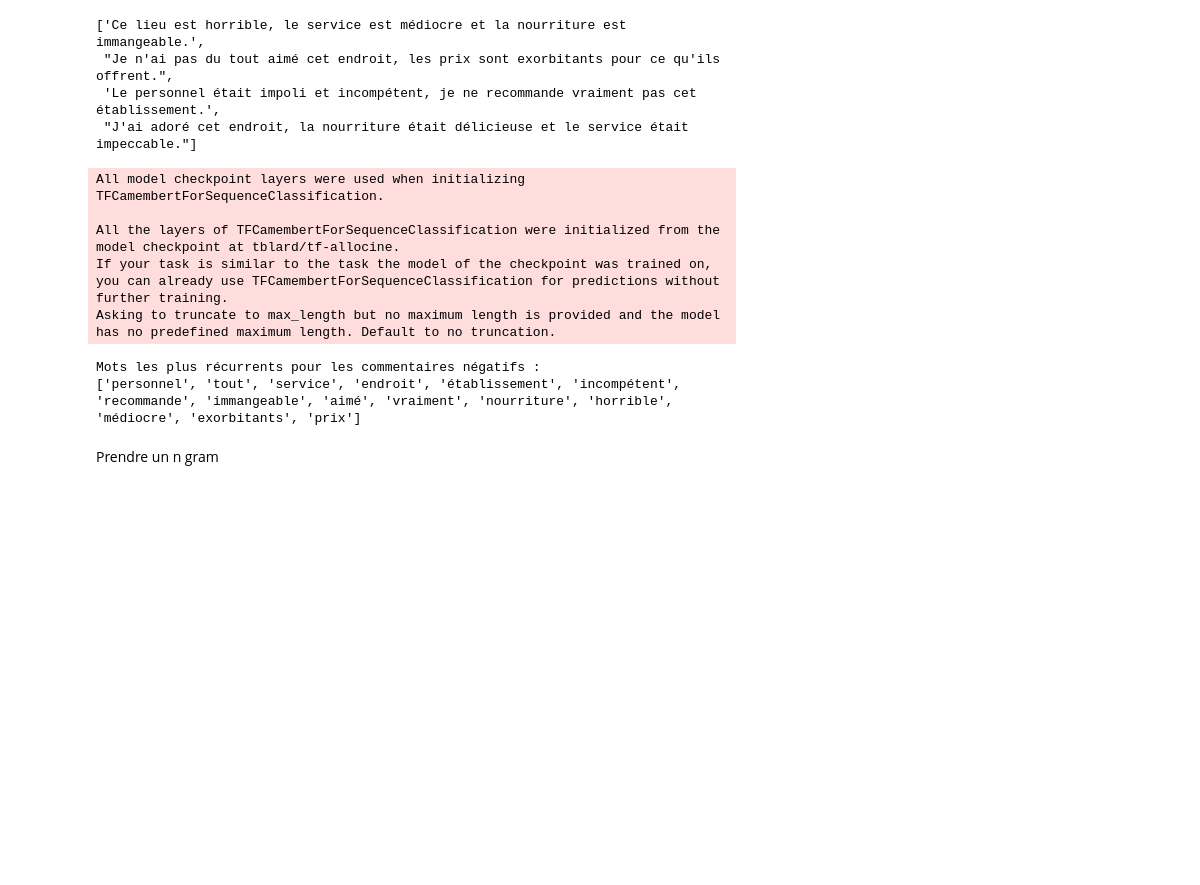
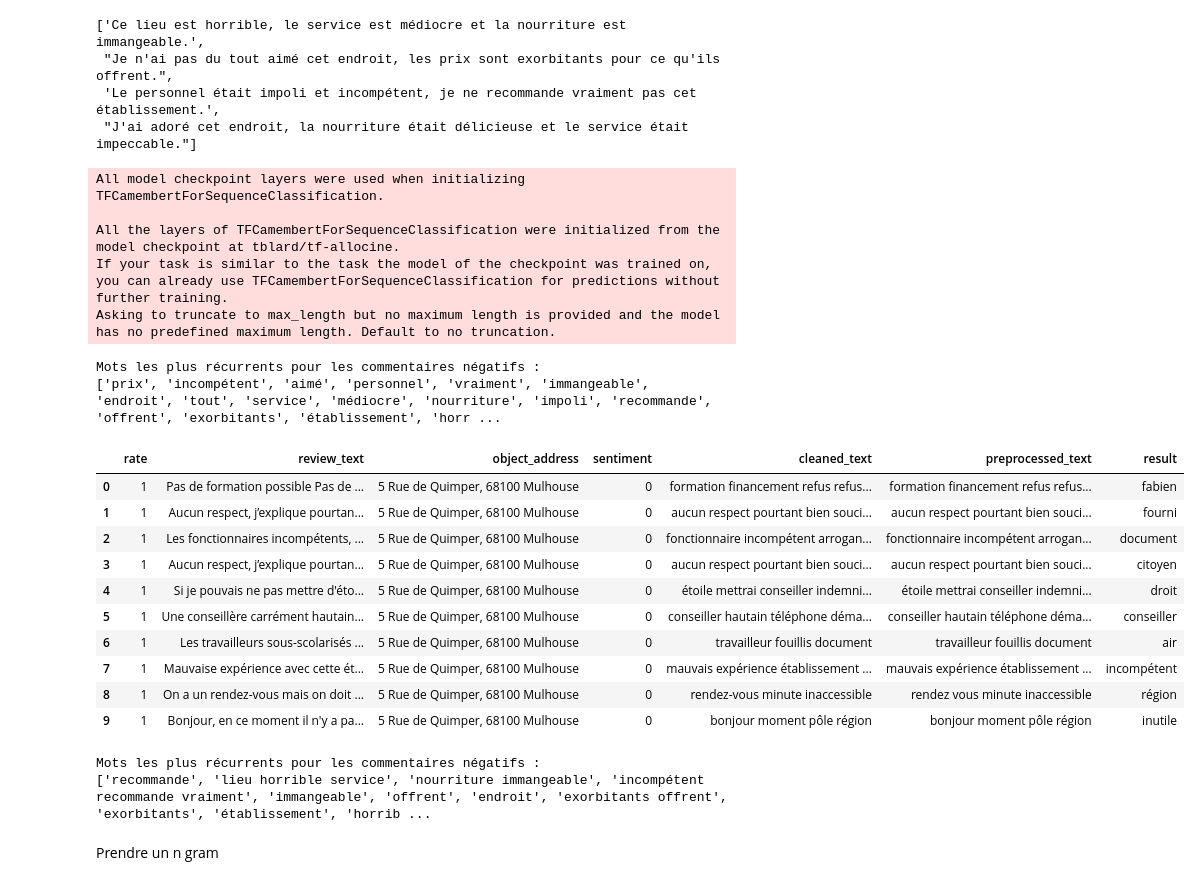
Before and after one commit to projetgouv/scraping, a Jupyter notebook: Cleaning_eda/Data_cleaning.ipynb, the cells around one changed output. Cells and saved outputs as stored; diff of their text form; code cells hidden in the pictures; blank space fills up the shorter version.

```diff
--- a/Cleaning_eda/Data_cleaning.ipynb
+++ b/Cleaning_eda/Data_cleaning.ipynb
@@ -309,5 +286,8 @@ corpus
 # %%
 from nltk.corpus import stopwords
+import re
+
+from sklearn.feature_extraction.text import TfidfVectorizer
 
 def preprocess_text(text):
     # Suppression des caractères spéciaux, de la ponctuation et des chiffres
@@ -351,7 +331,7 @@ top_negative_words = []
 
 for i in range(ctfidf_matrix.shape[0]):
     review_ctfidf_scores = ctfidf_matrix[i].toarray()[0]
-    top_indices = review_ctfidf_scores.argsort()[-5:][::-1]  # Sélectionne les 5 scores les plus importants
+    top_indices = review_ctfidf_scores.argsort()[-10:][::-1]  # Sélectionne les 5 scores les plus importants
     review_negative_words = [feature_names[idx] for idx in top_indices if feature_names[idx] not in stopwords]
     top_negative_words.extend(review_negative_words)
 
@@ -366,4 +346,4 @@ All the layers of TFCamembertForSequenceClassification were initialized from the
 If your task is similar to the task the model of the checkpoint was trained on, you can already use TFCamembertForSequenceClassification for predictions without further training.
 Asking to truncate to max_length but no maximum length is provided and the model has no predefined maximum length. Default to no truncation.
 Mots les plus récurrents pour les commentaires négatifs :
-['personnel', 'tout', 'service', 'endroit', 'établissement', 'incompétent', 'recommande', 'immangeable', 'aimé', 'vraiment', 'nourriture', 'horrible', 'médiocre', 'exorbitants', 'prix']
+['prix', 'incompétent', 'aimé', 'personnel', 'vraiment', 'immangeable', 'endroit', 'tout', 'service', 'médiocre', 'nourriture', 'impoli', 'recommande', 'offrent', 'exorbitants', 'établissement', 'horr ...
@@ -374,3 +350,39 @@ streemed_text_remove = clean_text(streemed_text)
+# %%
+df_sample
+# %% [output]
+|  | rate | review_text | object_address | sentiment | cleaned_text | preprocessed_text | result |
+| 0 | 1 | Pas de formation possible Pas de ... | 5 Rue de Quimper, 68100 Mulhouse | 0 | formation financement refus refus... | formation financement refus refus... | fabien |
+| 1 | 1 | Aucun respect, j’explique pourtan... | 5 Rue de Quimper, 68100 Mulhouse | 0 | aucun respect pourtant bien souci... | aucun respect pourtant bien souci... | fourni |
+| 2 | 1 | Les fonctionnaires incompétents, ... | 5 Rue de Quimper, 68100 Mulhouse | 0 | fonctionnaire incompétent arrogan... | fonctionnaire incompétent arrogan... | document |
+| 3 | 1 | Aucun respect, j’explique pourtan... | 5 Rue de Quimper, 68100 Mulhouse | 0 | aucun respect pourtant bien souci... | aucun respect pourtant bien souci... | citoyen |
+| 4 | 1 | Si je pouvais ne pas mettre d'éto... | 5 Rue de Quimper, 68100 Mulhouse | 0 | étoile mettrai conseiller indemni... | étoile mettrai conseiller indemni... | droit |
+| 5 | 1 | Une conseillère carrément hautain... | 5 Rue de Quimper, 68100 Mulhouse | 0 | conseiller hautain téléphone déma... | conseiller hautain téléphone déma... | conseiller |
+| 6 | 1 | Les travailleurs sous-scolarisés ... | 5 Rue de Quimper, 68100 Mulhouse | 0 | travailleur fouillis document | travailleur fouillis document | air |
+| 7 | 1 | Mauvaise expérience avec cette ét... | 5 Rue de Quimper, 68100 Mulhouse | 0 | mauvais expérience établissement ... | mauvais expérience établissement ... | incompétent |
+| 8 | 1 | On a un rendez-vous mais on doit ... | 5 Rue de Quimper, 68100 Mulhouse | 0 | rendez-vous minute inaccessible | rendez vous minute inaccessible | région |
+| 9 | 1 | Bonjour, en ce moment il n'y a pa... | 5 Rue de Quimper, 68100 Mulhouse | 0 | bonjour moment pôle région | bonjour moment pôle région | inutile |
+# %%
+# Création de la matrice c-TF-IDF avec n-grams
+vectorizer = TfidfVectorizer(stop_words=list(stopwords), ngram_range=(1, 3))
+ctfidf_matrix = vectorizer.fit_transform(negative_reviews)
+
+# Récupération des mots les plus récurrents pour les commentaires négatifs
+feature_names = vectorizer.get_feature_names_out()
+top_negative_words = []
+
+for i in range(ctfidf_matrix.shape[0]):
+    review_ctfidf_scores = ctfidf_matrix[i].toarray()[0]
+    top_indices = review_ctfidf_scores.argsort()[-5:][::-1]  # Sélectionne les 10 scores les plus importants
+    review_negative_words = [feature_names[idx] for idx in top_indices if feature_names[idx] not in stopwords]
+    top_negative_words.extend(review_negative_words)
+
+top_negative_words = list(set(top_negative_words))  # Supprime les doublons
+
+print("Mots les plus récurrents pour les commentaires négatifs :")
+print(top_negative_words)
+# %% [output]
+Mots les plus récurrents pour les commentaires négatifs :
+['recommande', 'lieu horrible service', 'nourriture immangeable', 'incompétent recommande vraiment', 'immangeable', 'offrent', 'endroit', 'exorbitants offrent', 'exorbitants', 'établissement', 'horrib ...
 # %%
 from collections import Counter
 split_it = streemed_text.split()
```
Also changed, not shown: parts of 97 cells of this notebook, 9 other files.
